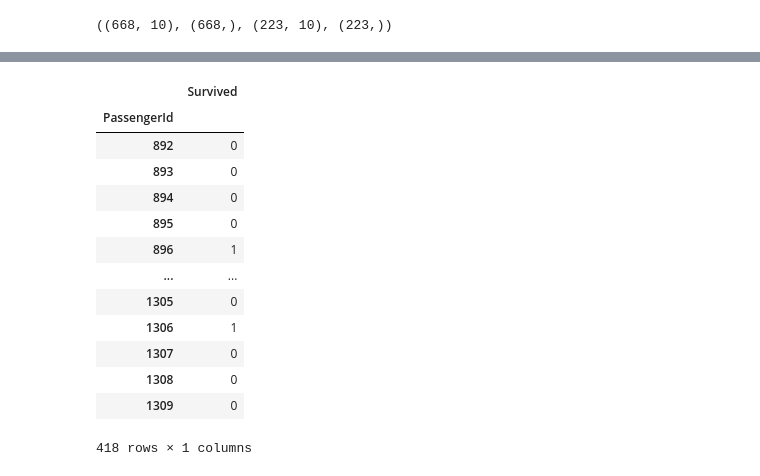
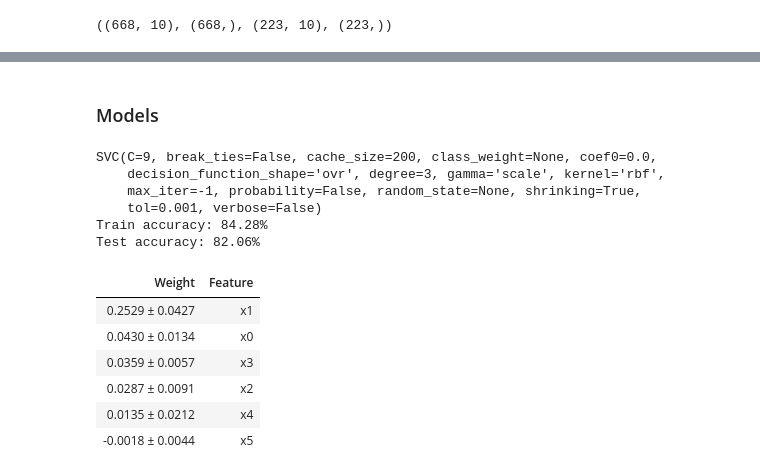
Before and after one commit to mzignis/titanic, a Jupyter notebook: models.ipynb, the cells around one changed output, grey strips where cells are left out. Saved outputs shown, nothing was run; the diff lists cells and outputs as text; code cells hidden in the pictures.

```diff
--- a/models.ipynb
+++ b/models.ipynb
@@ -350,19 +301,0 @@ predictions = model.predict(x_valid)
-# %%
-result_data = pd.read_csv(os.path.join(data_dir, 'gender_submission.csv'), index_col=0)
-result_data['Survived'] = predictions.astype(int)
-result_data
-# %% [output]
-|  | Survived |
-| PassengerId |  |
-| 892 | 0 |
-| 893 | 0 |
-| 894 | 0 |
-| 895 | 0 |
-| 896 | 1 |
-| ... | ... |
-| 1305 | 0 |
-| 1306 | 1 |
-| 1307 | 0 |
-| 1308 | 0 |
-| 1309 | 0 |
-418 rows × 1 columns
@@ -370,0 +302,38 @@ result_data.to_csv(os.path.join(data_dir, 'result.csv'))
+# %% [markdown]
+### Models
+# %%
+x_train, x_test, y_train, y_test = train_test_split(x, y)
+features = [0, 1, 2, 3, 4, 5]
+x_train, x_test = x_train[:, features], x_test[:, features]
+
+svm = SVC()
+c_values = [9, 10, 11]
+parameters = [
+    {
+        'C': c_values,
+        'kernel': ['rbf'],
+        'gamma': ['scale']
+    },
+]
+clf = GridSearchCV(svm, parameters, cv=5)
+clf.fit(x_train, y_train)
+model = clf.best_estimator_
+print(model)
+score_model(model, x_train, y_train, x_test, y_test)
+
+perm = PermutationImportance(model).fit(x_test, y_test)
+eli5.show_weights(perm)
+# %% [output]
+SVC(C=9, break_ties=False, cache_size=200, class_weight=None, coef0=0.0,
+    decision_function_shape='ovr', degree=3, gamma='scale', kernel='rbf',
+    max_iter=-1, probability=False, random_state=None, shrinking=True,
+    tol=0.001, verbose=False)
+Train accuracy: 84.28%
+Test accuracy: 82.06%
+| Weight | Feature |
+| 0.2529 ± 0.0427 | x1 |
+| 0.0430 ± 0.0134 | x0 |
+| 0.0359 ± 0.0057 | x3 |
+| 0.0287 ± 0.0091 | x2 |
+| 0.0135 ± 0.0212 | x4 |
+| -0.0018 ± 0.0044 | x5 |
```
Also changed, not shown: parts of 24 cells of this notebook.
